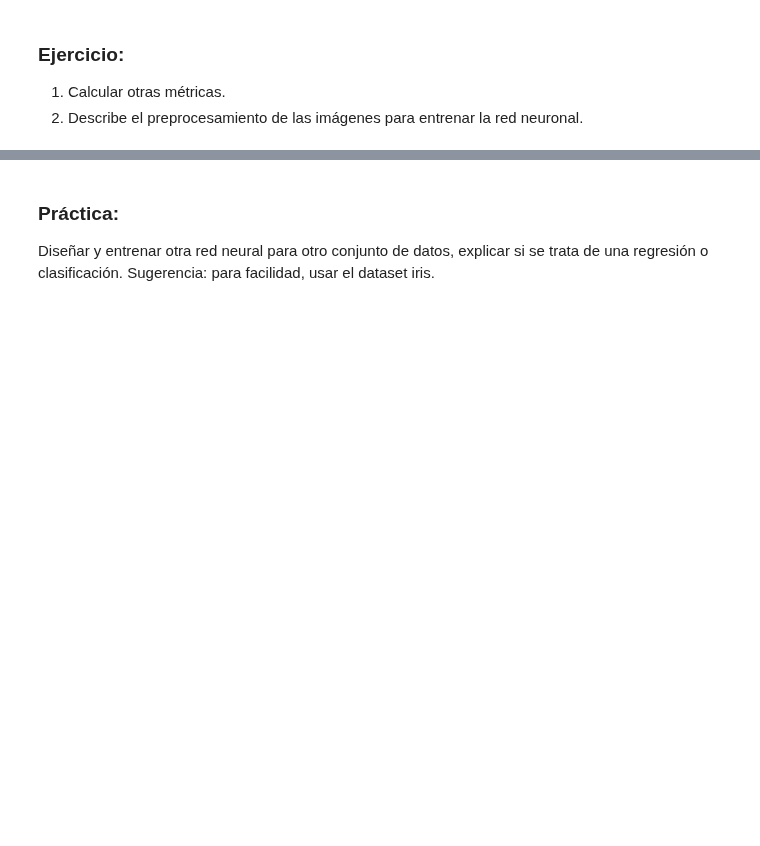
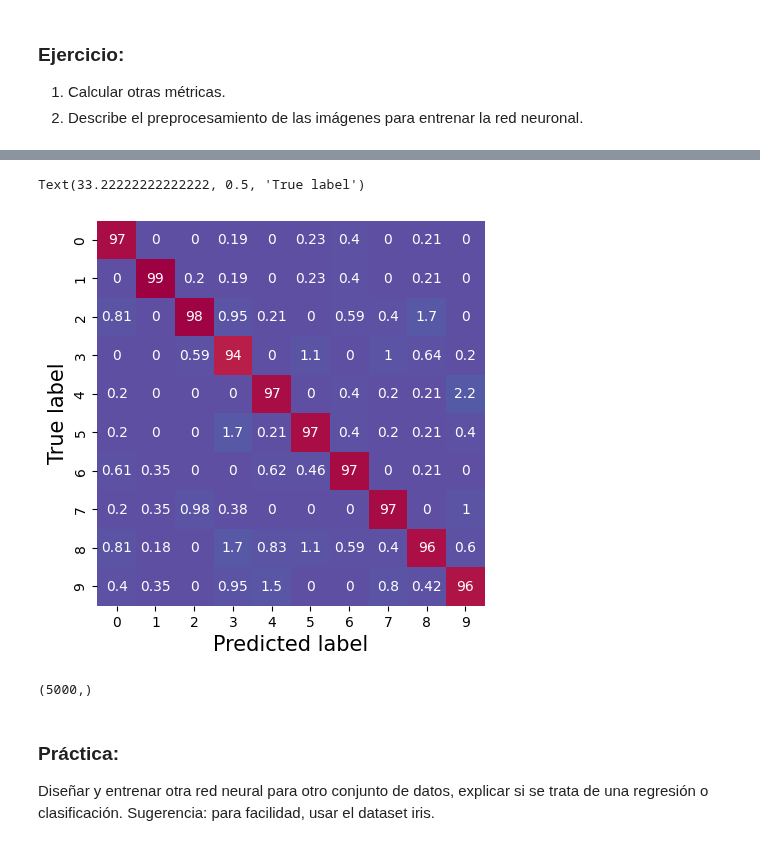
Before and after one commit to igomezv/DataScienceIntermedio, a Jupyter notebook: 4-1-Intro-a-redes-neuronales.ipynb, the cells around one changed output, grey strips where cells are left out. Saved outputs shown, nothing was run; the diff lists cells and outputs as text; code cells hidden in the pictures; blank space fills up the shorter version.

Commit message:
Adding confusion matrix

```diff
--- a/4-1-Intro-a-redes-neuronales.ipynb
+++ b/4-1-Intro-a-redes-neuronales.ipynb
@@ -488,0 +502,2 @@ Test loss function: 0.096
+# %%
+test_predictions = model.predict(x_test)
@@ -489,3 +524,43 @@ Test loss function: 0.096
+# %%
+# para graficar matriz de confusion de mas de una clase
+import seaborn as sns
+
+def plot_cm(Y_test, Y_pred, labels, porcentaje=False, cbar=False, ax=None):
+    matrix = confusion_matrix(Y_test, Y_pred)
+    #Aquí se divide si queremos en porcentaje o números
+    if porcentaje==False:
+        ax = sns.heatmap(matrix, annot=True, cmap="Spectral_r", cbar=cbar, cbar_kws={'label': 'scale'}, ax=ax)
+#         ax.yaxis.set_major_formatter(FormatStrFormatter('%.4f'))
+    if porcentaje==True:
+        m=np.zeros(matrix.shape)
+        for j in range(0,matrix.shape[1]):
+            m[:,j]=matrix[:,j]/np.sum(matrix[:,j])*100
+
+        ax = sns.heatmap(m, annot=True,cmap='Spectral_r', cbar=cbar, cbar_kws={'label': 'scale'}, ax=ax)
+
+    ax.set_xticklabels(labels)
+    ax.set_yticklabels(labels)
+
+    # ax.set(xlabel="True label", ylabel="Predicted label")
+
+    return ax
+# %%
+fig = plt.figure(figsize=(5,5))
+ax = fig.add_subplot(111)
+
+plot_cm(np.argmax(y_test, axis=1), np.argmax(test_predictions, axis=1), labels=['0', '1', '2', '3', '4', '5', '6', '7', '8', '9'], porcentaje=True, ax=ax)
+
+plt.xlabel("Predicted label", fontsize=15)
+plt.ylabel("True label", fontsize=15)
+# %% [output]
+Text(33.22222222222222, 0.5, 'True label')
+[figure, added]
+# %%
+np.shape(y_test)
+np.argmax(y_test, axis=1)
+np.shape(np.argmax(y_test, axis=1))
+# %% [output]
+(5000,)
 # %% [markdown]
 ### Práctica:
 
```
Also changed, not shown: parts of 11 cells of this notebook.
